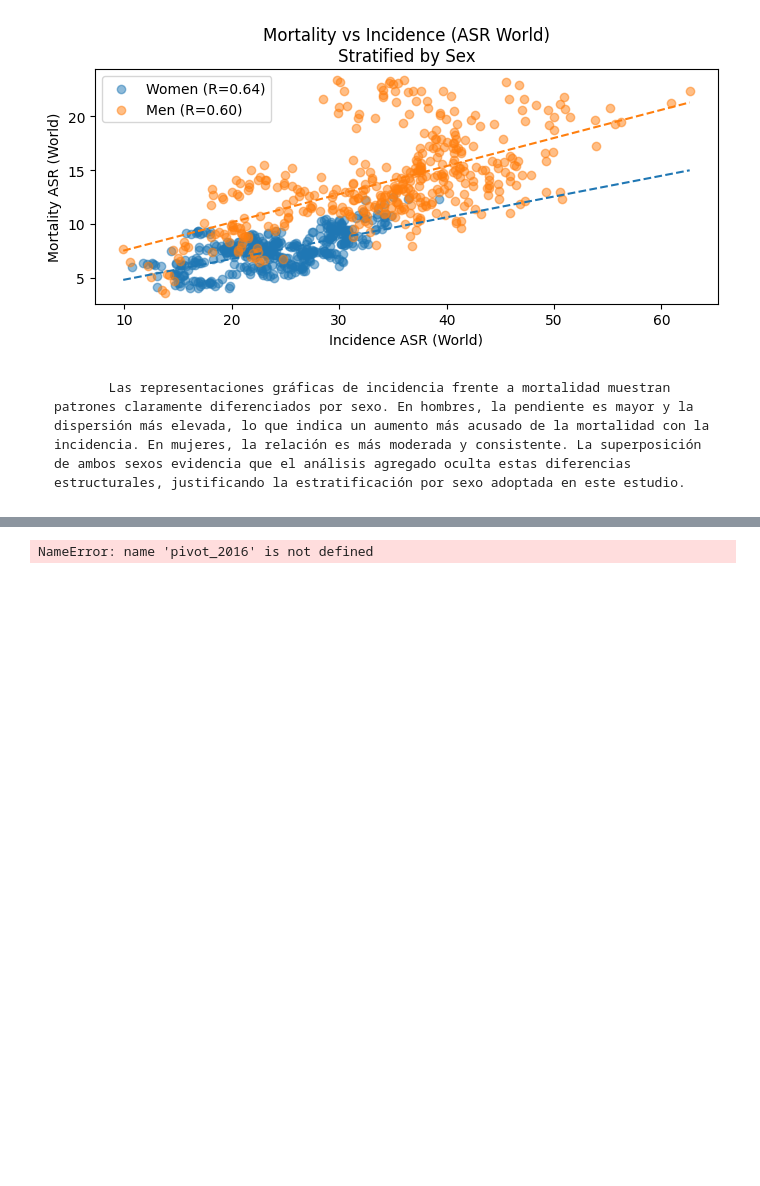
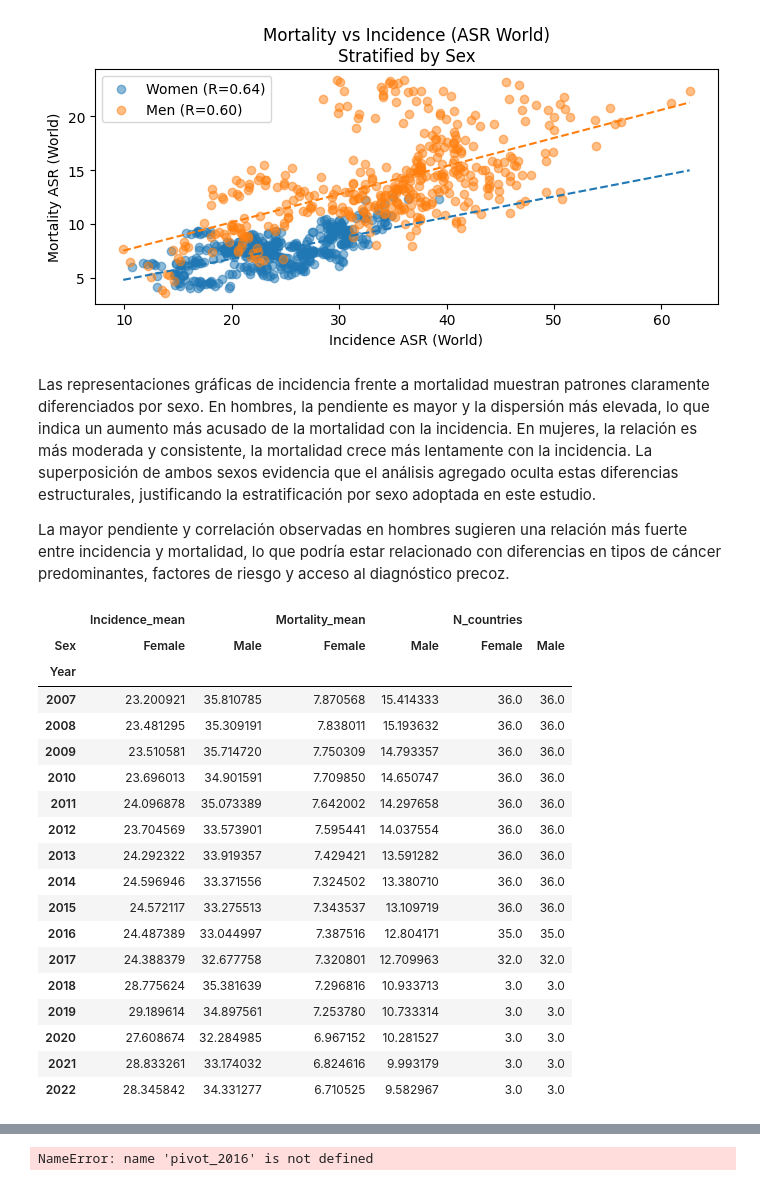
Before and after one commit to mehrerm/TFM, a Jupyter notebook: notebooks/01_load_and_clean_DIRAC.ipynb, the cells around one changed output, grey strips where cells are left out. Cells and saved outputs as stored; diff of their text form; code cells hidden in the pictures; blank space fills up the shorter version.

```diff
--- a/notebooks/01_load_and_clean_DIRAC.ipynb
+++ b/notebooks/01_load_and_clean_DIRAC.ipynb
@@ -986,4 +1026,72 @@ plt.show()
 # %% [output]
 [figure]
 # %% [markdown]
-           Las representaciones gráficas de incidencia frente a mortalidad muestran patrones claramente diferenciados por sexo. En hombres, la pendiente es mayor y la dispersión más elevada, lo que indica un aumento más acusado de la mortalidad con la incidencia. En mujeres, la relación es más moderada y consistente. La superposición de ambos sexos evidencia que el análisis agregado oculta estas diferencias estructurales, justificando la estratificación por sexo adoptada en este estudio.
+Las representaciones gráficas de incidencia frente a mortalidad muestran patrones claramente diferenciados por sexo. En hombres, la pendiente es mayor y la dispersión más elevada, lo que indica un aumento más acusado de la mortalidad con la incidencia. En mujeres, la relación es más moderada y consistente, la mortalidad crece más lentamente con la incidencia. La superposición de ambos sexos evidencia que el análisis agregado oculta estas diferencias estructurales, justificando la estratificación por sexo adoptada en este estudio.
+
+La mayor pendiente y correlación observadas en hombres sugieren una relación más fuerte entre incidencia y mortalidad, lo que podría estar relacionado con diferencias en tipos de cáncer predominantes, factores de riesgo y acceso al diagnóstico precoz.
+# %%
+#Creación de tabla
+male_tab = pivot_male_clean.copy()
+male_tab["Sex"] = "Male"
+
+female_tab = pivot_female_clean.copy()
+female_tab["Sex"] = "Female"
+
+#unirlas
+tab_sex = pd.concat([male_tab, female_tab], ignore_index=True)
+
+#reunir por año y sexo
+table_year_sex = (
+    tab_sex
+    .groupby(["Year", "Sex"], as_index=False)
+    .agg({
+        "Incidence": "mean",
+        "Mortality": "mean"
+    })
+)
+
+table_year_sex
+
+
+table_year_sex_n = (
+    tab_sex
+    .groupby(["Year", "Sex"])
+    .agg(
+        Incidence_mean=("Incidence", "mean"),
+        Mortality_mean=("Mortality", "mean"),
+        N_countries=("Country_harmonized", "nunique")
+    )
+    .reset_index()
+)
+
+table_year_sex_n
+
+
+
+table_wide = table_year_sex_n.pivot(
+    index="Year",
+    columns="Sex",
+    values=["Incidence_mean", "Mortality_mean", "N_countries"]
+)
+
+table_wide
+# %% [output]
+|  | Incidence_mean |  | Mortality_mean |  | N_countries |  |
+| Sex | Female | Male | Female | Male | Female | Male |
+| Year |  |  |  |  |  |  |
+| 2007 | 23.200921 | 35.810785 | 7.870568 | 15.414333 | 36.0 | 36.0 |
+| 2008 | 23.481295 | 35.309191 | 7.838011 | 15.193632 | 36.0 | 36.0 |
+| 2009 | 23.510581 | 35.714720 | 7.750309 | 14.793357 | 36.0 | 36.0 |
+| 2010 | 23.696013 | 34.901591 | 7.709850 | 14.650747 | 36.0 | 36.0 |
+| 2011 | 24.096878 | 35.073389 | 7.642002 | 14.297658 | 36.0 | 36.0 |
+| 2012 | 23.704569 | 33.573901 | 7.595441 | 14.037554 | 36.0 | 36.0 |
+| 2013 | 24.292322 | 33.919357 | 7.429421 | 13.591282 | 36.0 | 36.0 |
+| 2014 | 24.596946 | 33.371556 | 7.324502 | 13.380710 | 36.0 | 36.0 |
+| 2015 | 24.572117 | 33.275513 | 7.343537 | 13.109719 | 36.0 | 36.0 |
+| 2016 | 24.487389 | 33.044997 | 7.387516 | 12.804171 | 35.0 | 35.0 |
+| 2017 | 24.388379 | 32.677758 | 7.320801 | 12.709963 | 32.0 | 32.0 |
+| 2018 | 28.775624 | 35.381639 | 7.296816 | 10.933713 | 3.0 | 3.0 |
+| 2019 | 29.189614 | 34.897561 | 7.253780 | 10.733314 | 3.0 | 3.0 |
+| 2020 | 27.608674 | 32.284985 | 6.967152 | 10.281527 | 3.0 | 3.0 |
+| 2021 | 28.833261 | 33.174032 | 6.824616 | 9.993179 | 3.0 | 3.0 |
+| 2022 | 28.345842 | 34.331277 | 6.710525 | 9.582967 | 3.0 | 3.0 |
```
Also changed, not shown: parts of 4 cells of this notebook.
